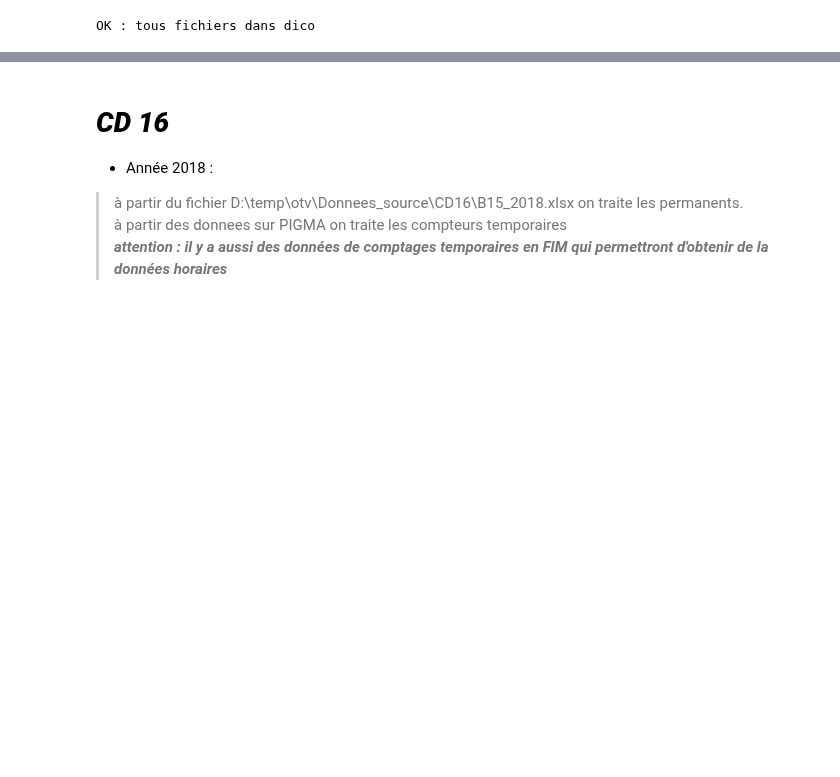
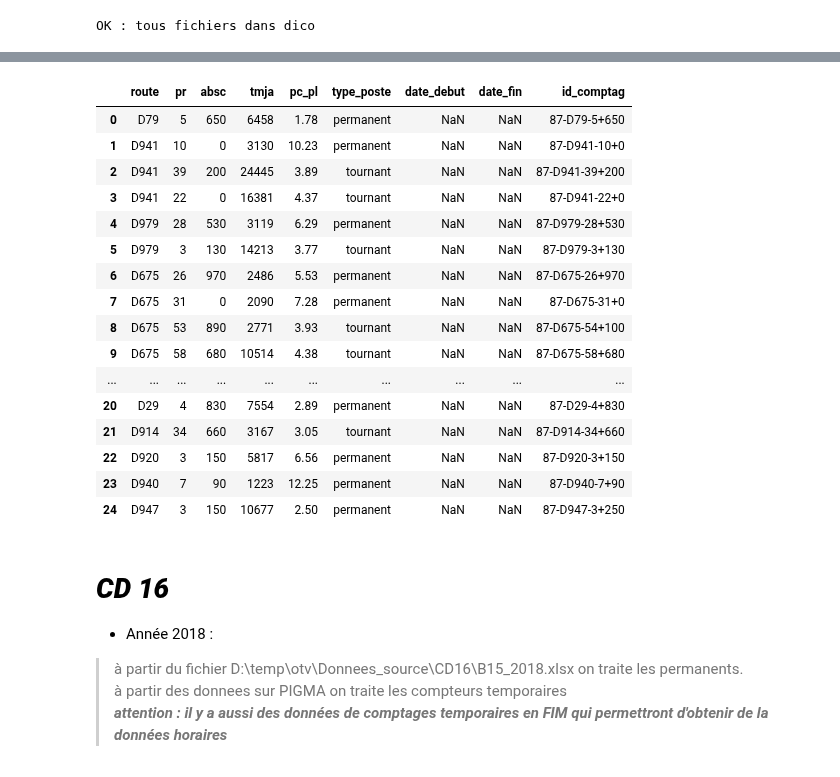
Before and after one commit to nantodevison/otv, a Jupyter notebook: otv/Transfert_Donnees/notebooks/Import_trafics.ipynb, the cells around one changed output, grey strips where cells are left out. Drawn from its saved outputs; the diff is of its cells as text; code cells hidden in the pictures; blank space fills up the shorter version.

Commit message:
df_mensuel dans Comptage_cd87 dans Import trafic

```diff
--- a/otv/Transfert_Donnees/notebooks/Import_trafics.ipynb
+++ b/otv/Transfert_Donnees/notebooks/Import_trafics.ipynb
@@ -847,3 +847,5 @@ d87.dico_voie['D941']
 # %%
 # mettre à jour le dico et le transformer en dataframe sans les ponctuels pendant les grandes vacances
 d87.dataframe_dico_glob()
+# classer les voies à mettre a jour et a insrerer
+df_attr_update, df_attr_insert  = classer_comptage_update_insert(d87.df_attr, '87')
@@ -932,3 +857,23 @@ fim.dfHoraire2Sens.head(5)
+# %%
+df_attr_update
+# %% [output]
+|  | route | pr | absc | tmja | pc_pl | type_poste | date_debut | date_fin | id_comptag |
+| 0 | D79 | 5 | 650 | 6458 | 1.78 | permanent | NaN | NaN | 87-D79-5+650 |
+| 1 | D941 | 10 | 0 | 3130 | 10.23 | permanent | NaN | NaN | 87-D941-10+0 |
+| 2 | D941 | 39 | 200 | 24445 | 3.89 | tournant | NaN | NaN | 87-D941-39+200 |
+| 3 | D941 | 22 | 0 | 16381 | 4.37 | tournant | NaN | NaN | 87-D941-22+0 |
+| 4 | D979 | 28 | 530 | 3119 | 6.29 | permanent | NaN | NaN | 87-D979-28+530 |
+| 5 | D979 | 3 | 130 | 14213 | 3.77 | tournant | NaN | NaN | 87-D979-3+130 |
+| 6 | D675 | 26 | 970 | 2486 | 5.53 | permanent | NaN | NaN | 87-D675-26+970 |
+| 7 | D675 | 31 | 0 | 2090 | 7.28 | permanent | NaN | NaN | 87-D675-31+0 |
+| 8 | D675 | 53 | 890 | 2771 | 3.93 | tournant | NaN | NaN | 87-D675-54+100 |
+| 9 | D675 | 58 | 680 | 10514 | 4.38 | tournant | NaN | NaN | 87-D675-58+680 |
+| ... | ... | ... | ... | ... | ... | ... | ... | ... | ... |
+| 20 | D29 | 4 | 830 | 7554 | 2.89 | permanent | NaN | NaN | 87-D29-4+830 |
+| 21 | D914 | 34 | 660 | 3167 | 3.05 | tournant | NaN | NaN | 87-D914-34+660 |
+| 22 | D920 | 3 | 150 | 5817 | 6.56 | permanent | NaN | NaN | 87-D920-3+150 |
+| 23 | D940 | 7 | 90 | 1223 | 12.25 | permanent | NaN | NaN | 87-D940-7+90 |
+| 24 | D947 | 3 | 150 | 10677 | 2.50 | permanent | NaN | NaN | 87-D947-3+250 |
 # %%
 # qq correction en amont pour que tous les permanents aient une correspondance
 df_attr_update, df_attr_insert = classer_comptage_update_insert(d87.df_attr, '87')
```
Also changed, not shown: parts of 11 cells of this notebook, 2 other files.
